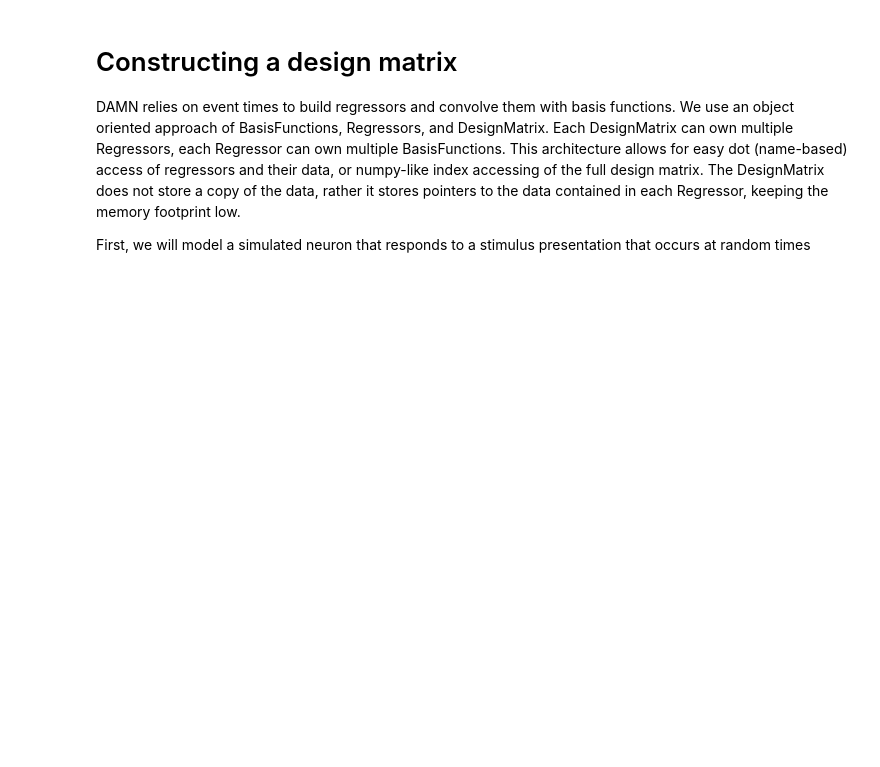
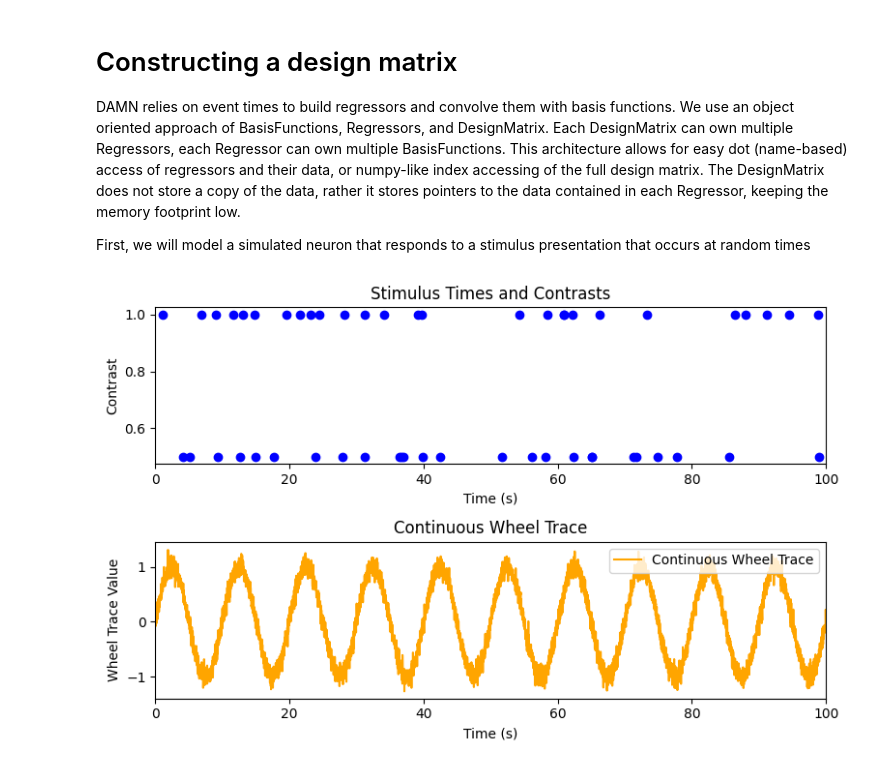
Before and after one commit to mdmelin/DAMN, a Jupyter notebook: examples/1_build_design_matrix.ipynb, the cells around one changed output. Saved outputs shown, nothing was run; the diff lists cells and outputs as text; code cells hidden in the pictures; blank space fills up the shorter version.

Commit message:
include plots

```diff
--- a/examples/1_build_design_matrix.ipynb
+++ b/examples/1_build_design_matrix.ipynb
@@ -9,36 +9,40 @@ import matplotlib.pyplot as plt
 np.random.seed(42)
 
 # simulate some data for stimulus times, contrasts, and a continuous wheel trace
-nstims = 500
-len_time = 1000 # total time in seconds
+nstims = 100
+len_time = 200 # total time in seconds
 stim_vals = [0.5, 1.0]
 
 stim_times = np.random.uniform(0, len_time, nstims) # random stimulus times
 stim_contrasts = np.random.choice(stim_vals, size=nstims) # Random contrasts for each stimulus
 
 # simulate a continuous wheel trace too
 wheel_timepoints = np.linspace(0, len_time, 10000) # Time points corresponding to the wheel trace
 continuous_wheel_trace = np.sin(2 * np.pi * wheel_timepoints / 10) + 0.1 * np.random.randn(len(wheel_timepoints))
 
 # parameters for binning the data when we eventually build the design matrix
 BINWIDTH_S = 1 / 1000 # 1ms bins
 PRE_S = 0.5 # 500ms before stimulus
 POST_S = 1 # 500ms after stimulus
 
 # plot the stimulus times and contrasts, as well as the wheel trace
 plt.figure(figsize=(8, 5))
 plt.subplot(2, 1, 1)
 plt.scatter(stim_times, stim_contrasts, color='blue', label='Stimulus Times and Contrasts')
 plt.xlabel('Time (s)')
 plt.ylabel('Contrast')
 plt.title('Stimulus Times and Contrasts')
+plt.xlim(0, 100)
 plt.subplot(2, 1, 2)
 plt.plot(wheel_timepoints, continuous_wheel_trace, color='orange', label='Continuous Wheel Trace')
 plt.xlabel('Time (s)')
 plt.ylabel('Wheel Trace Value')
 plt.title('Continuous Wheel Trace')
+plt.xlim(0, 100)
 plt.legend()
 plt.tight_layout()
+# %% [output]
+[figure, added]
 # %%
 # create a simulated neuron that responds to the stimulus with a certain latency and amplitude
 def generate_spike_times(stim_times, stim_contrasts, latency=.06, amplitude=5):
```
Also changed, not shown: parts of 9 cells of this notebook, 1 other file.
